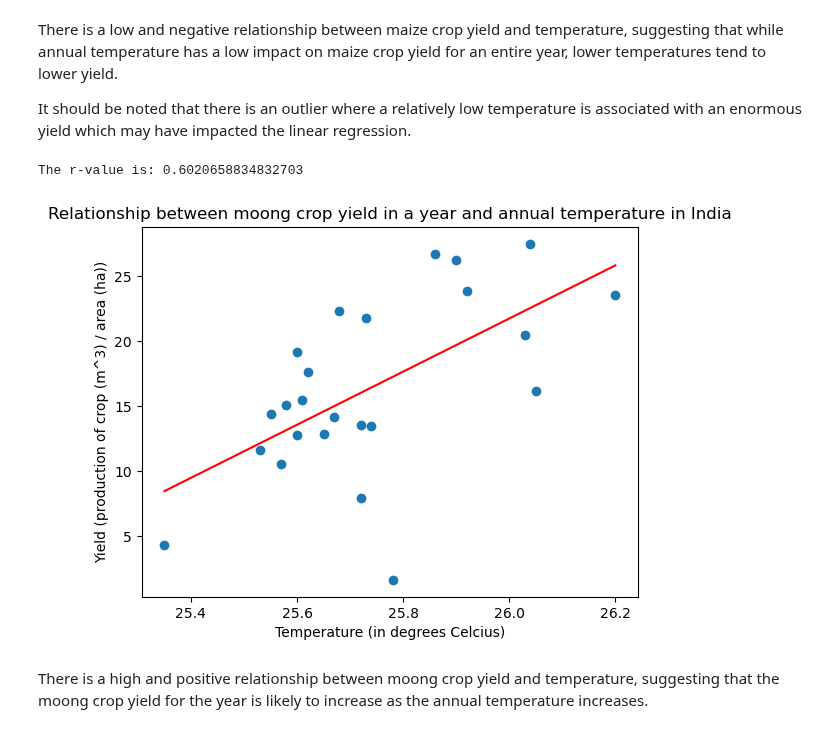
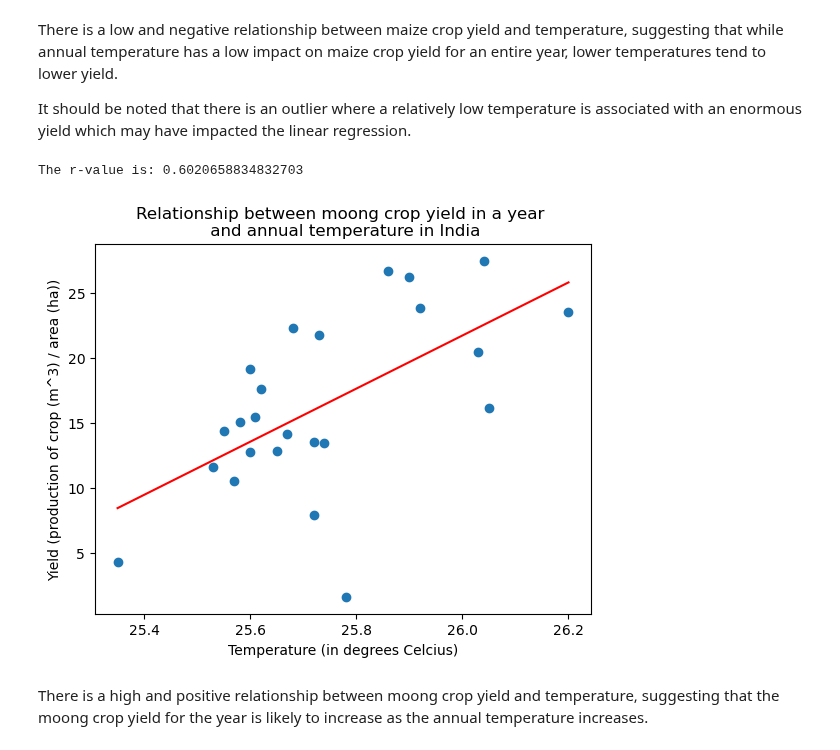
Before and after one commit to falconpunch082/da_bc-proj1, a Jupyter notebook: temperature_analysis.ipynb, the cells around one changed output. Saved outputs shown, nothing was run; the diff lists cells and outputs as text; code cells hidden in the pictures.

```diff
--- a/temperature_analysis.ipynb
+++ b/temperature_analysis.ipynb
@@ -214,19 +215,19 @@ It should be noted that there is an outlier where a relatively low temperature i
 # %%
 # Moong vs. Temperature visualisation
 moong_temp['Annual Temp'] = moong_temp['Annual Temp'].astype('float')
 moong_temp['Yield'] = moong_temp['Yield'].astype('float')
 regress_values, line_eq, rvalue = lin_reg(moong_temp['Annual Temp'], moong_temp['Yield'])
 plt.scatter(moong_temp['Annual Temp'], moong_temp['Yield'])
 plt.plot(moong_temp['Annual Temp'], regress_values, "r-")
-plt.title("Relationship between moong crop yield in a year and annual temperature in India")
+plt.title("Relationship between moong crop yield in a year \n and annual temperature in India")
 plt.xlabel("Temperature (in degrees Celcius)")
 plt.ylabel("Yield (production of crop (m^3) / area (ha))")
 print(f"The r-value is: {rvalue}")
 plt.savefig("output/moong_yield_temp.png")
 plt.show()
 # %% [output]
 The r-value is: 0.6020658834832703
-[figure, old version]
+[figure, new version]
 # %% [markdown]
 There is a high and positive relationship between moong crop yield and temperature, suggesting that the moong crop yield for the year is likely to increase as the annual temperature increases.
 # %%
```
Also changed, not shown: parts of 5 cells of this notebook, 5 other files.
